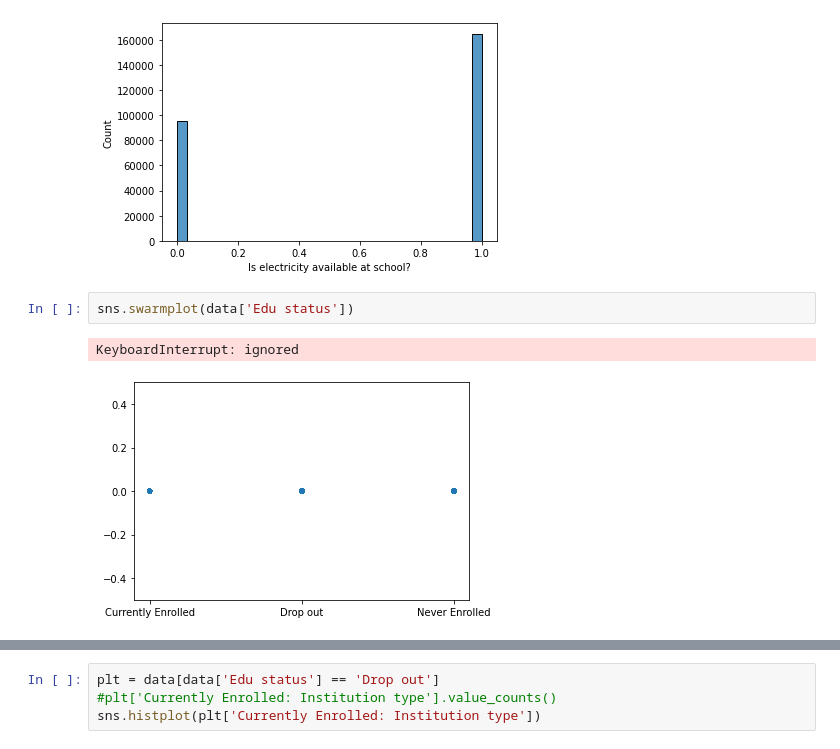
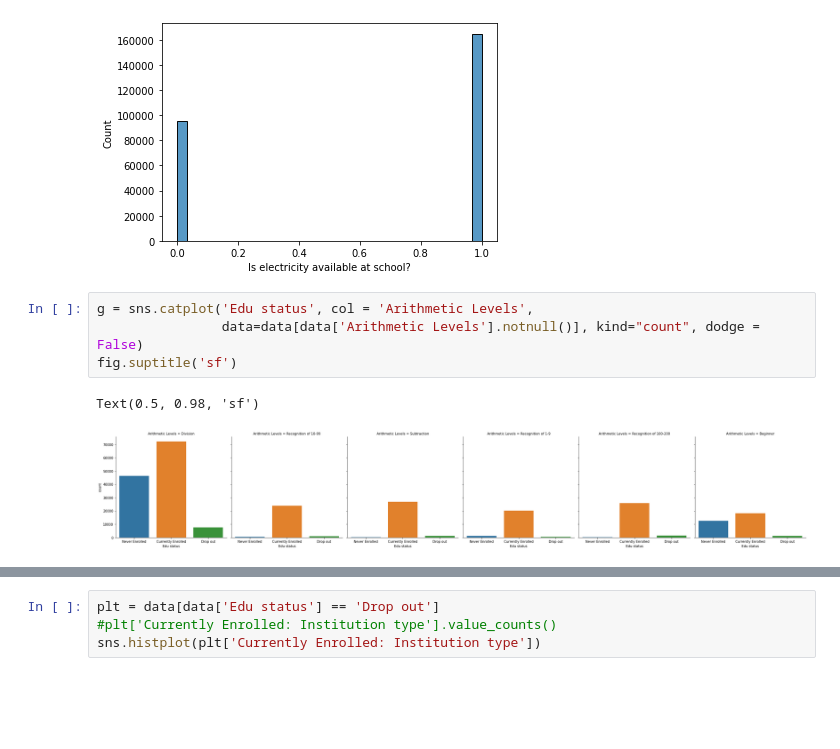
Before and after one commit to AliShujjat/DropOutRatesInPakistan, a Jupyter notebook: EDA.ipynb, the cells around one changed output, grey strips where cells are left out. Drawn from its saved outputs; the diff is of its cells as text; blank space fills up the shorter version.

```diff
--- a/EDA.ipynb
+++ b/EDA.ipynb
@@ -228,8 +237,10 @@ sns.histplot(data['Is electricity available at school?'])
 # %% [output]
 <matplotlib.axes._subplots.AxesSubplot at 0x...>
 [figure]
-# %%
-sns.swarmplot(data['Edu status'])
-# %% [output]
-KeyboardInterrupt: ignored
-[figure, removed]
+# %%
+g = sns.catplot('Edu status', col = 'Arithmetic Levels',
+                data=data[data['Arithmetic Levels'].notnull()], kind="count", dodge = False)
+fig.suptitle('sf')
+# %% [output]
+Text(0.5, 0.98, 'sf')
+[figure, added]
```
Also changed, not shown: parts of 4 cells of this notebook.
